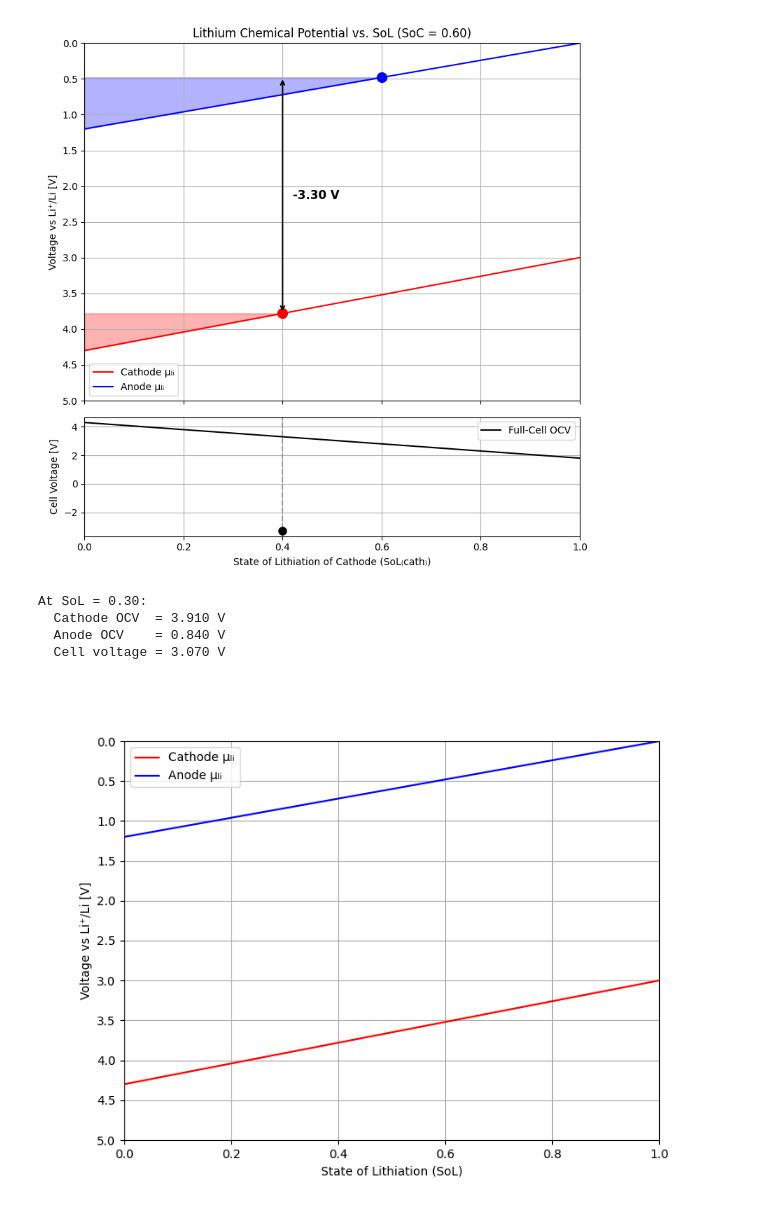
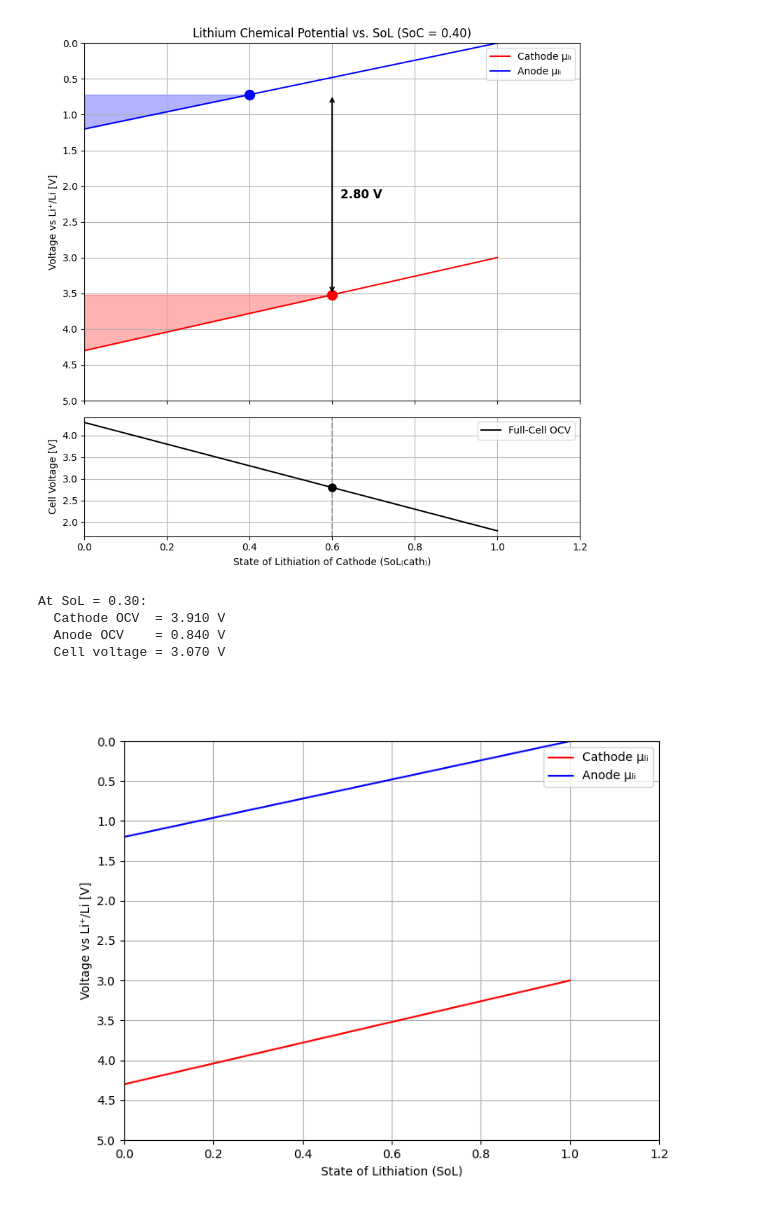
Before and after one commit to lvk93/ocv_teaching, a Jupyter notebook: ocv_teaching/soc_tool.ipynb, the cells around one changed output. Drawn from its saved outputs; the diff is of its cells as text; code cells hidden in the pictures.

```diff
--- a/ocv_teaching/soc_tool.ipynb
+++ b/ocv_teaching/soc_tool.ipynb
@@ -5,27 +5,36 @@ import matplotlib.pyplot as plt
 F = 96485  # Faraday constant [C/mol]
 
 class BatteryMuPlot:
-    def __init__(self, ocv_anode, ocv_cathode, np_ratio=1.0, soc=0.5, resolution=300):
+    def __init__(self, ocv_anode, ocv_cathode, np_ratio=1.0, sol_cath=0.5, resolution=300):
         self.ocv_anode = ocv_anode
         self.ocv_cathode = ocv_cathode
         self.np_ratio = np_ratio
-        self.soc = soc
+        self.sol_cath = sol_cath
         self.sol = np.linspace(0, 1, resolution)
         self._compute()
 
+
     def _compute(self):
-        self.sol_an = self.soc
-        self.sol_cath = 1 - self.soc
+        # Derived SoL values
+        # Assuming lithium inventory is 1
+        self.sol_an = (1-self.sol_cath) / self.np_ratio
 
+        # OCV and μ_Li curves
         self.ocv_an = self.ocv_anode(self.sol)
         self.ocv_cath = self.ocv_cathode(self.sol)
-
         self.mu_an = -F * self.ocv_an
         self.mu_cath = -F * self.ocv_cath
 
-        self.mu_an_soc = -F * self.ocv_anode(self.sol_an)
-        self.mu_cath_soc = -F * self.ocv_cathode(self.sol_cath)
-        self.delta_U = (self.mu_cath_soc - self.mu_an_soc) / F
+        # μ_Li and voltage at current point
+        self.ocv_cath_soc = self.ocv_cathode(self.sol_cath)
+        self.ocv_an_soc = self.ocv_anode(self.sol_an)
+        self.mu_cath_soc = -F * self.ocv_cath_soc
+        self.mu_an_soc = -F * self.ocv_an_soc
+        self.delta_U = self.ocv_cath_soc - self.ocv_an_soc  # in volts
+
+        # SoC is now just a derived label
+        self.soc = 1 - self.sol_cath
+
 
     def set_soc(self, soc):
         self.soc = soc
@@ -48,7 +57,7 @@ class BatteryMuPlot:
         plt.ylim(mu_ticks[-1], mu_ticks[0])
         plt.ylabel("Voltage vs Li⁺/Li [V]")
         plt.xlabel("State of Lithiation (SoL)")
-        plt.xlim(0,self.np_ratio)
+        plt.xlim(0,1.2)
         plt.grid(True)
         plt.legend()
 
@@ -128,7 +137,7 @@ class BatteryMuPlot:
         ax_mu.legend()
         ax_mu.grid(True)
         ax_mu.set_title(f"Lithium Chemical Potential vs. SoL (SoC = {self.soc:.2f})")
-        ax_mu.set_xlim(0,self.np_ratio)
+        ax_mu.set_xlim(0,1.2)
 
         # === Full-cell OCV Plot ===
         soc_vec = self.sol  # same resolution
@@ -153,25 +162,25 @@ class BatteryMuPlot:
 # %%
 # Example OCV functions (real ones decrease with SoL)
 def ocv_anode(sol):    # e.g., graphite
     return 1.2-1.2*sol
 
 def ocv_cathode(sol):  # e.g., NMC
     return 4.3-sol*1.3
 # Create plot object
-plotter = BatteryMuPlot(ocv_anode=ocv_anode, ocv_cathode=ocv_cathode, soc=0.6)
+plotter = BatteryMuPlot(ocv_anode=ocv_anode, ocv_cathode=ocv_cathode, sol_cath=0.6)
 
 # Plot base curves
 plotter.plot_lines()
 
 # Annotate SoC
 plotter.annotate_soc()
 
 # Query voltage at arbitrary SoL
 plotter.query_voltage(sol_query=0.3)
 # %% [output]
-[figure, old version]
+[figure, new version]
 At SoL = 0.30:
   Cathode OCV  = 3.910 V
   Anode OCV    = 0.840 V
   Cell voltage = 3.070 V
-[figure, old version]
+[figure, new version]
```
Also changed, not shown: parts of 2 cells of this notebook.
